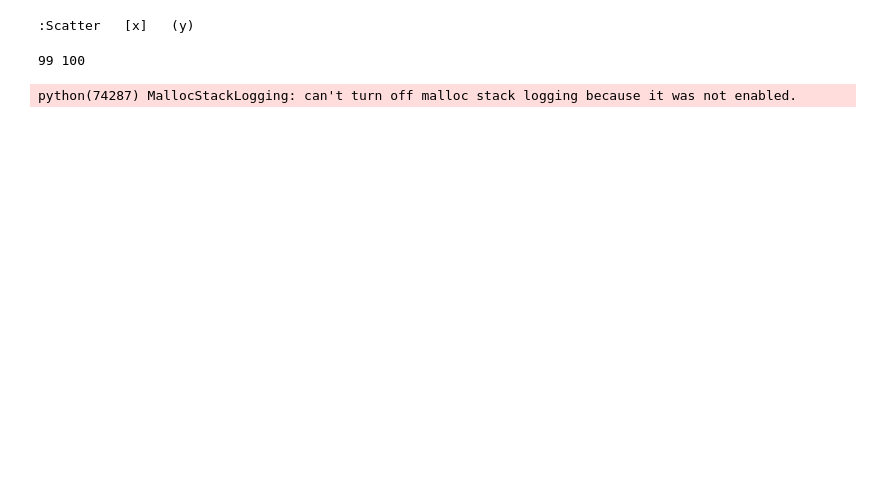
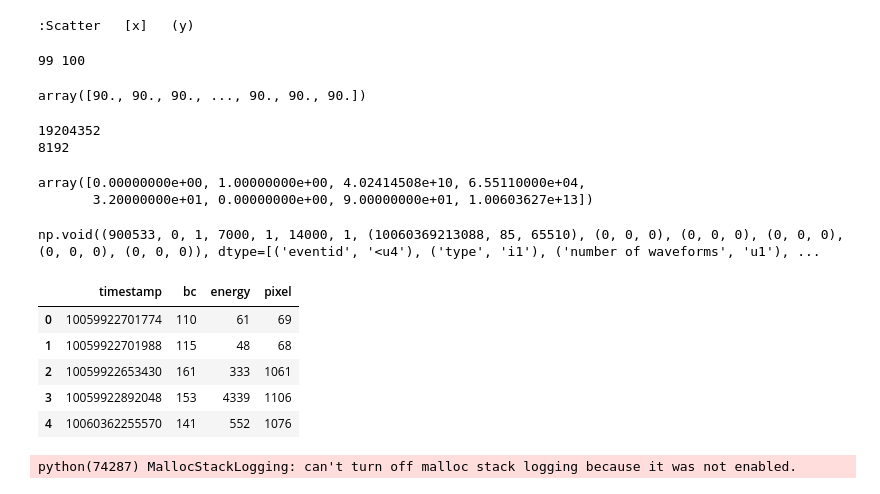
Before and after one commit to hiteshvvr/nabonlineviewer, a Jupyter notebook: DemonstrationNotebook.ipynb, the cells around one changed output. Cells and saved outputs as stored; diff of their text form; code cells hidden in the pictures; blank space fills up the shorter version.

```diff
--- a/DemonstrationNotebook.ipynb
+++ b/DemonstrationNotebook.ipynb
@@ -644,3 +638,37 @@ hv.Scatter((tbin[1:], data))
 print(len(data), len(tbin))
 # %% [output]
 99 100
+# %%
+        # return np.array([evttype, numtrig, ptof, pener, ppix, eener, epix, tstamp])
+# evtarr[evtarr[:,0]]
+evttype = 0
+pixel = evtarr[evtarr[:,0] == evttype]
+pixel = pixel[:,6]
+pixel
+# %% [output]
+array([90., 90., 90., ..., 90., 90., 90.])
+# %%
+print(getsizeof(evtarr))
+print(b.nbytes)
+events = data.events
+len(events)
+evtarr[8]
+# %% [output]
+19204352
+8192
+array([0.00000000e+00, 1.00000000e+00, 4.02414508e+10, 6.55110000e+04,
+       3.20000000e+01, 0.00000000e+00, 9.00000000e+01, 1.00603627e+13])
+# %%
+events[9]
+# %% [output]
+np.void((900533, 0, 1, 7000, 1, 14000, 1, (10060369213088, 85, 65510), (0, 0, 0), (0, 0, 0), (0, 0, 0), (0, 0, 0), (0, 0, 0)), dtype=[('eventid', '<u4'), ('type', 'i1'), ('number of waveforms', 'u1'), ...
+# %%
+trigs = run.triggers().triggers()
+trigs.head()
+# %% [output]
+|  | timestamp | bc | energy | pixel |
+| 0 | 10059922701774 | 110 | 61 | 69 |
+| 1 | 10059922701988 | 115 | 48 | 68 |
+| 2 | 10059922653430 | 161 | 333 | 1061 |
+| 3 | 10059922892048 | 153 | 4339 | 1106 |
+| 4 | 10060362255570 | 141 | 552 | 1076 |
```
Also changed, not shown: parts of 5 cells of this notebook, 2 other files.
